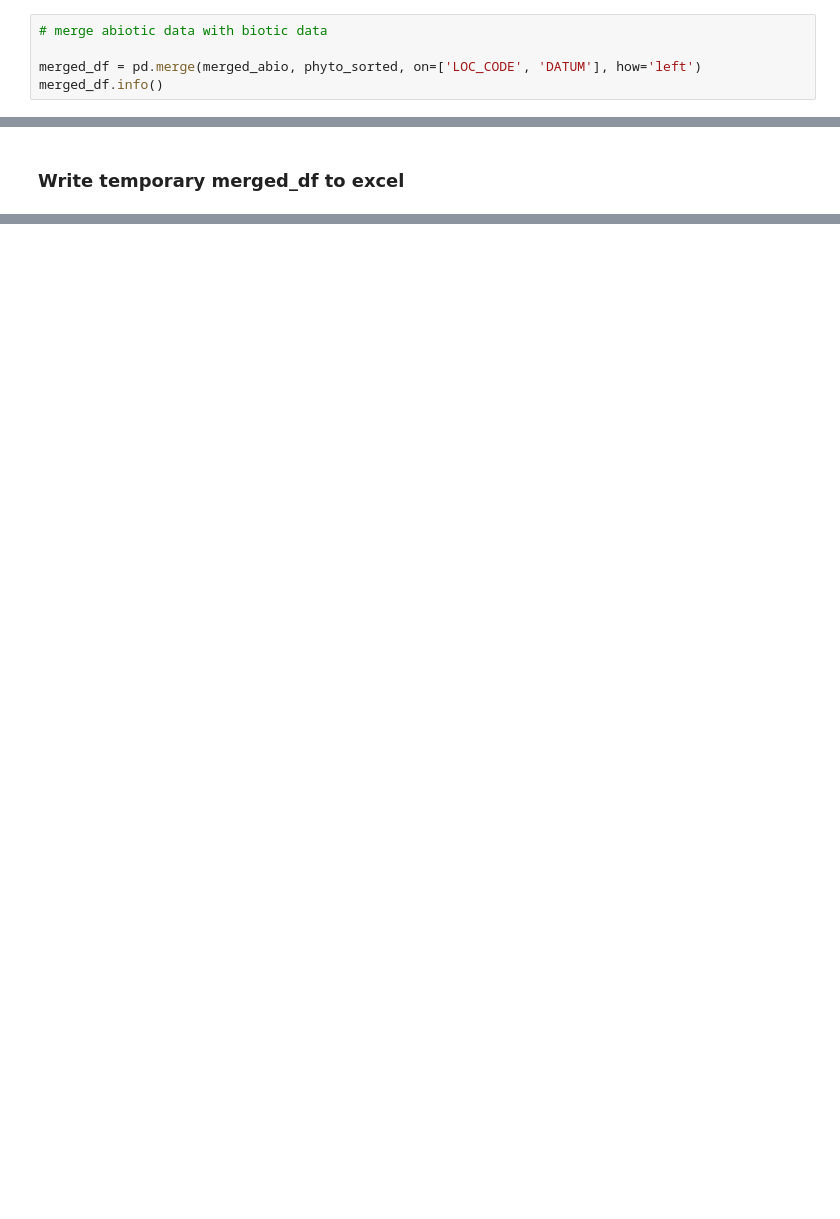
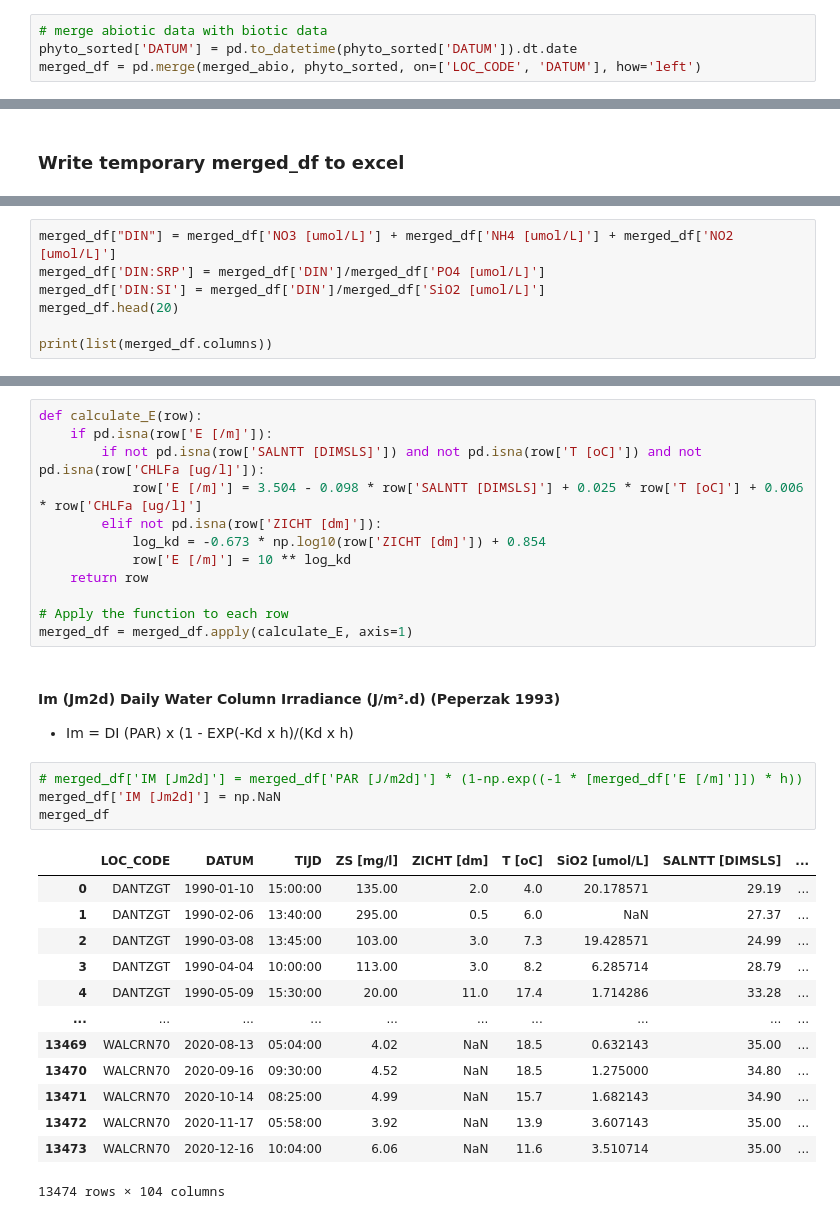
Before and after one commit to JinseiSteven/Phytoplankton-Prediction-Project, a Jupyter notebook: scripts/data_analysis/data_analysis.ipynb, the cells around one changed output, grey strips where cells are left out. Saved outputs shown, nothing was run; the diff lists cells and outputs as text; blank space fills up the shorter version.

```diff
--- a/scripts/data_analysis/data_analysis.ipynb
+++ b/scripts/data_analysis/data_analysis.ipynb
@@ -648,6 +654,5 @@ merged_abio
 13474 rows × 20 columns
 # %%
 # merge abiotic data with biotic data
-
+phyto_sorted['DATUM'] = pd.to_datetime(phyto_sorted['DATUM']).dt.date
 merged_df = pd.merge(merged_abio, phyto_sorted, on=['LOC_CODE', 'DATUM'], how='left')
-merged_df.info()
@@ -693,0 +699,7 @@ _Variables:_
+# %%
+merged_df["DIN"] = merged_df['NO3 [umol/L]'] + merged_df['NH4 [umol/L]'] + merged_df['NO2 [umol/L]']
+merged_df['DIN:SRP'] = merged_df['DIN']/merged_df['PO4 [umol/L]']
+merged_df['DIN:SI'] = merged_df['DIN']/merged_df['SiO2 [umol/L]']
+merged_df.head(20)
+
+print(list(merged_df.columns))
@@ -693,0 +711,33 @@ _Variables:_
+# %%
+def calculate_E(row):
+    if pd.isna(row['E [/m]']):
+        if not pd.isna(row['SALNTT [DIMSLS]']) and not pd.isna(row['T [oC]']) and not pd.isna(row['CHLFa [ug/l]']):
+            row['E [/m]'] = 3.504 - 0.098 * row['SALNTT [DIMSLS]'] + 0.025 * row['T [oC]'] + 0.006 * row['CHLFa [ug/l]']
+        elif not pd.isna(row['ZICHT [dm]']):
+            log_kd = -0.673 * np.log10(row['ZICHT [dm]']) + 0.854
+            row['E [/m]'] = 10 ** log_kd
+    return row
+
+# Apply the function to each row
+merged_df = merged_df.apply(calculate_E, axis=1)
+# %% [markdown]
+#### Im (Jm2d)	Daily Water Column Irradiance (J/m².d) (Peperzak 1993)
+- Im = DI (PAR) x (1 - EXP(-Kd x h)/(Kd x h)
+# %%
+# merged_df['IM [Jm2d]'] = merged_df['PAR [J/m2d]'] * (1-np.exp((-1 * [merged_df['E [/m]']]) * h))
+merged_df['IM [Jm2d]'] = np.NaN
+merged_df
+# %% [output]
+|  | LOC_CODE | DATUM | TIJD | ZS [mg/l] | ZICHT [dm] | T [oC] | SiO2 [umol/L] | SALNTT [DIMSLS] | ... |
+| 0 | DANTZGT | 1990-01-10 | 15:00:00 | 135.00 | 2.0 | 4.0 | 20.178571 | 29.19 | ... |
+| 1 | DANTZGT | 1990-02-06 | 13:40:00 | 295.00 | 0.5 | 6.0 | NaN | 27.37 | ... |
+| 2 | DANTZGT | 1990-03-08 | 13:45:00 | 103.00 | 3.0 | 7.3 | 19.428571 | 24.99 | ... |
+| 3 | DANTZGT | 1990-04-04 | 10:00:00 | 113.00 | 3.0 | 8.2 | 6.285714 | 28.79 | ... |
+| 4 | DANTZGT | 1990-05-09 | 15:30:00 | 20.00 | 11.0 | 17.4 | 1.714286 | 33.28 | ... |
+| ... | ... | ... | ... | ... | ... | ... | ... | ... | ... |
+| 13469 | WALCRN70 | 2020-08-13 | 05:04:00 | 4.02 | NaN | 18.5 | 0.632143 | 35.00 | ... |
+| 13470 | WALCRN70 | 2020-09-16 | 09:30:00 | 4.52 | NaN | 18.5 | 1.275000 | 34.80 | ... |
+| 13471 | WALCRN70 | 2020-10-14 | 08:25:00 | 4.99 | NaN | 15.7 | 1.682143 | 34.90 | ... |
+| 13472 | WALCRN70 | 2020-11-17 | 05:58:00 | 3.92 | NaN | 13.9 | 3.607143 | 35.00 | ... |
+| 13473 | WALCRN70 | 2020-12-16 | 10:04:00 | 6.06 | NaN | 11.6 | 3.510714 | 35.00 | ... |
+13474 rows × 104 columns
```
Also changed, not shown: parts of 26 cells of this notebook, 7 other files.
